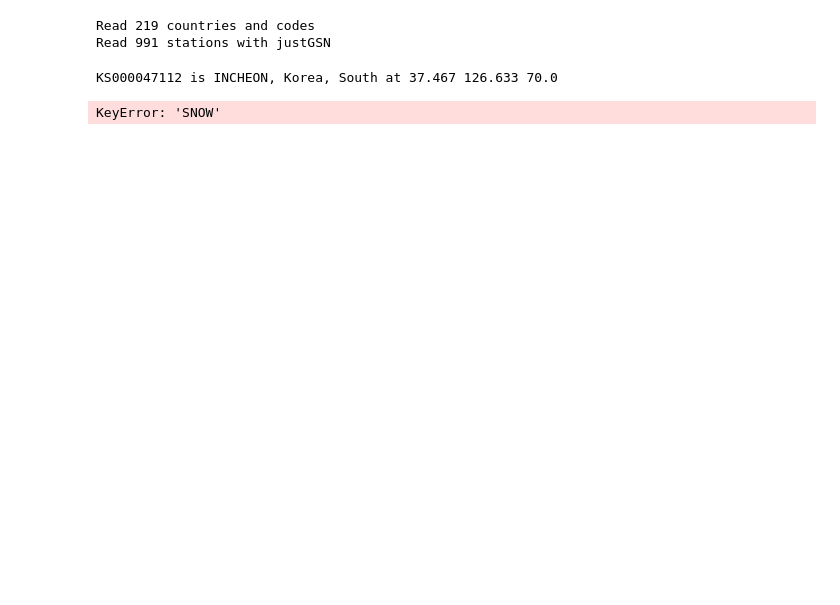
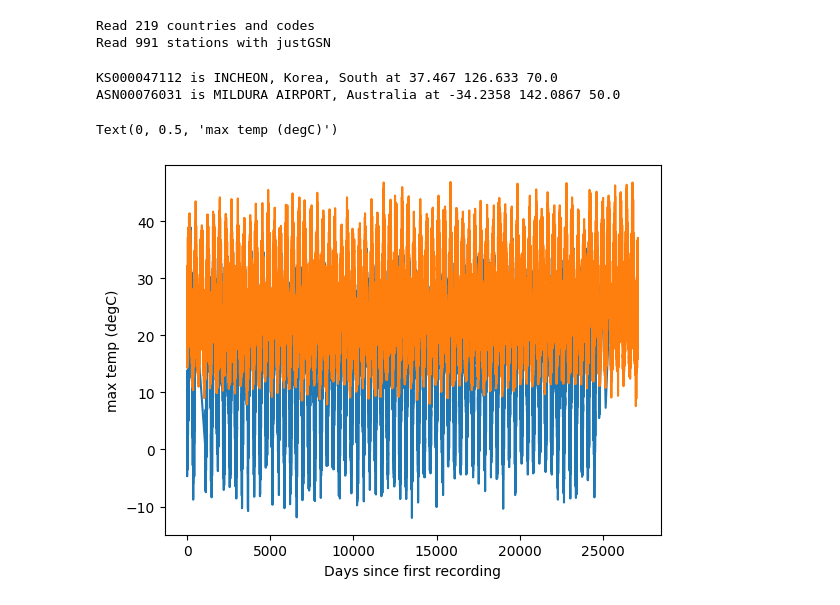
Before and after one commit to rhtweedie/ghcnd_ml, a Jupyter notebook: data_exploration.ipynb, the cells around one changed output. Drawn from its saved outputs; the diff is of its cells as text; code cells hidden in the pictures; blank space fills up the shorter version.

Commit message:
Plot data for multiple stations

```diff
--- a/data_exploration.ipynb
+++ b/data_exploration.ipynb
@@ -25,17 +25,34 @@ urlName = 'http://www.hep.ucl.ac.uk/undergrad/0056/other/projects/ghcnd/ghcnd_gs
 # copy station data from remote to local
 destination = f"data/{fileName}"
 urllib.request.urlretrieve(urlName, destination)
-statDict = ghn.processFile(destination)
+statDict1 = ghn.processFile(destination)
 print(ghn.getStation(statNames[whichStat]))
+
+# get url for a given station index
+whichStat = 100
+fileName = statNames[whichStat]+'.dly'
+urlName = 'http://www.hep.ucl.ac.uk/undergrad/0056/other/projects/ghcnd/ghcnd_gsn/' + fileName
+
+# copy station data from remote to local
+destination = f"data/{fileName}"
+urllib.request.urlretrieve(urlName, destination)
+statDict2 = ghn.processFile(destination)
+print(ghn.getStation(statNames[whichStat]))
 # %% [output]
 KS000047112 is INCHEON, Korea, South at 37.467 126.633 70.0
+ASN00076031 is MILDURA AIRPORT, Australia at -34.2358 142.0867 50.0
 # %%
-var = Variable(ghn.getVar(statDict, 'SNOW'), "snowfall")
-var.convert_time()
+var1 = Variable(ghn.getVar(statDict1, 'TMAX'), "max temp (degC)")
+var1.convert_time()
+
+var2 = Variable(ghn.getVar(statDict2, 'TMAX'), "max temp (degC)")
+var2.convert_time()
 
 fig, ax = plt.subplots()
-ax.plot(var.get_dates(), var.get_vals())
+ax.plot(var1.get_dates(), var1.get_vals())
+ax.plot(var2.get_dates(), var2.get_vals())
 ax.set_xlabel("Days since first recording")
-ax.set_ylabel(f"{var.get_type()}")
+ax.set_ylabel(f"{var1.get_type()}")
 # %% [output]
-KeyError: 'SNOW'
+Text(0, 0.5, 'max temp (degC)')
+[figure, added]
```
